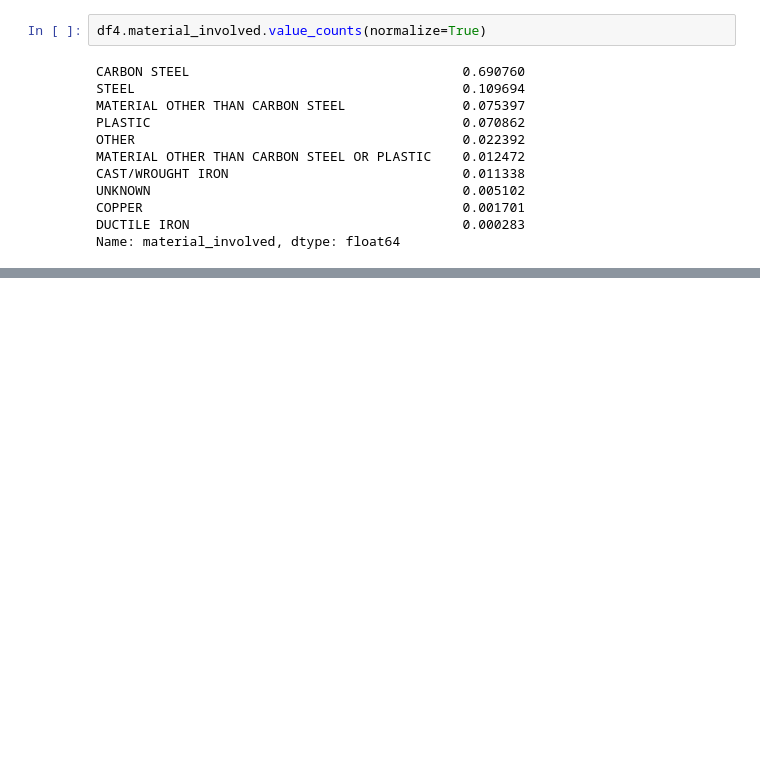
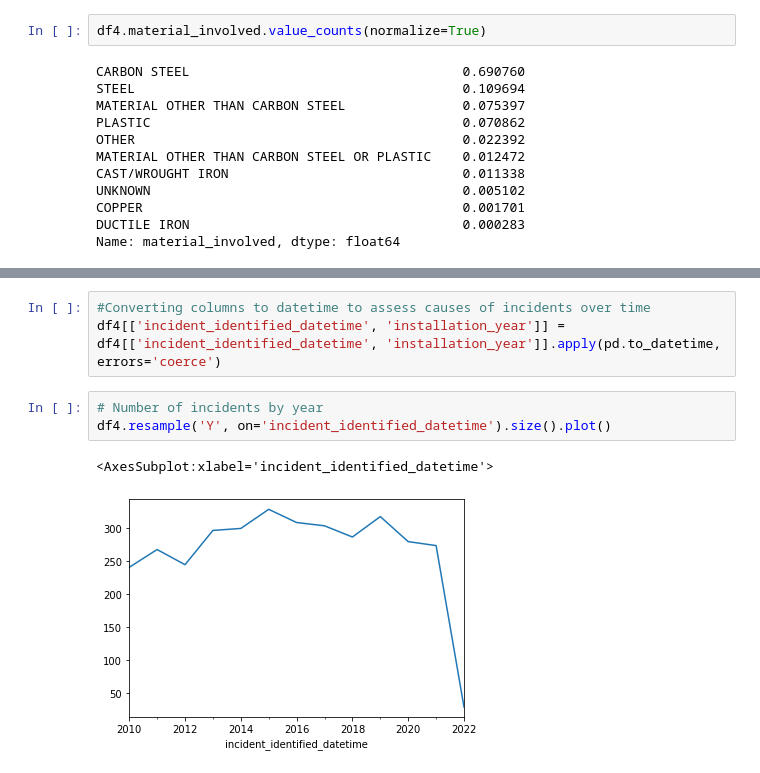
Before and after one commit to jessieblaeser/Pipeline-Incident-Map, a Jupyter notebook: analysis/Cost of Incidents.ipynb, the cells around one changed output, grey strips where cells are left out. Saved outputs shown, nothing was run; the diff lists cells and outputs as text; blank space fills up the shorter version.

```diff
--- a/analysis/Cost of Incidents.ipynb
+++ b/analysis/Cost of Incidents.ipynb
@@ -389,0 +429,9 @@ results.summary()
+# %%
+#Converting columns to datetime to assess causes of incidents over time
+df4[['incident_identified_datetime', 'installation_year']] = df4[['incident_identified_datetime', 'installation_year']].apply(pd.to_datetime, errors='coerce')
+# %%
+# Number of incidents by year
+df4.resample('Y', on='incident_identified_datetime').size().plot()
+# %% [output]
+<AxesSubplot:xlabel='incident_identified_datetime'>
+[figure, added]
```
Also changed, not shown: parts of 14 cells of this notebook.
